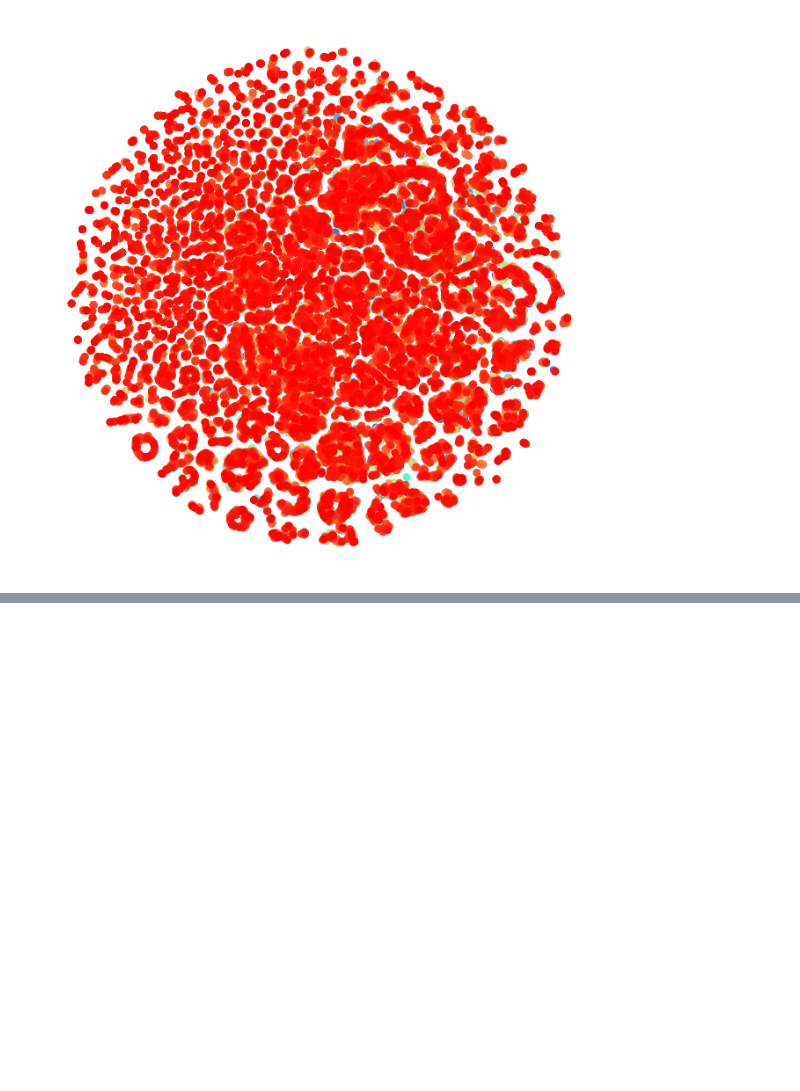
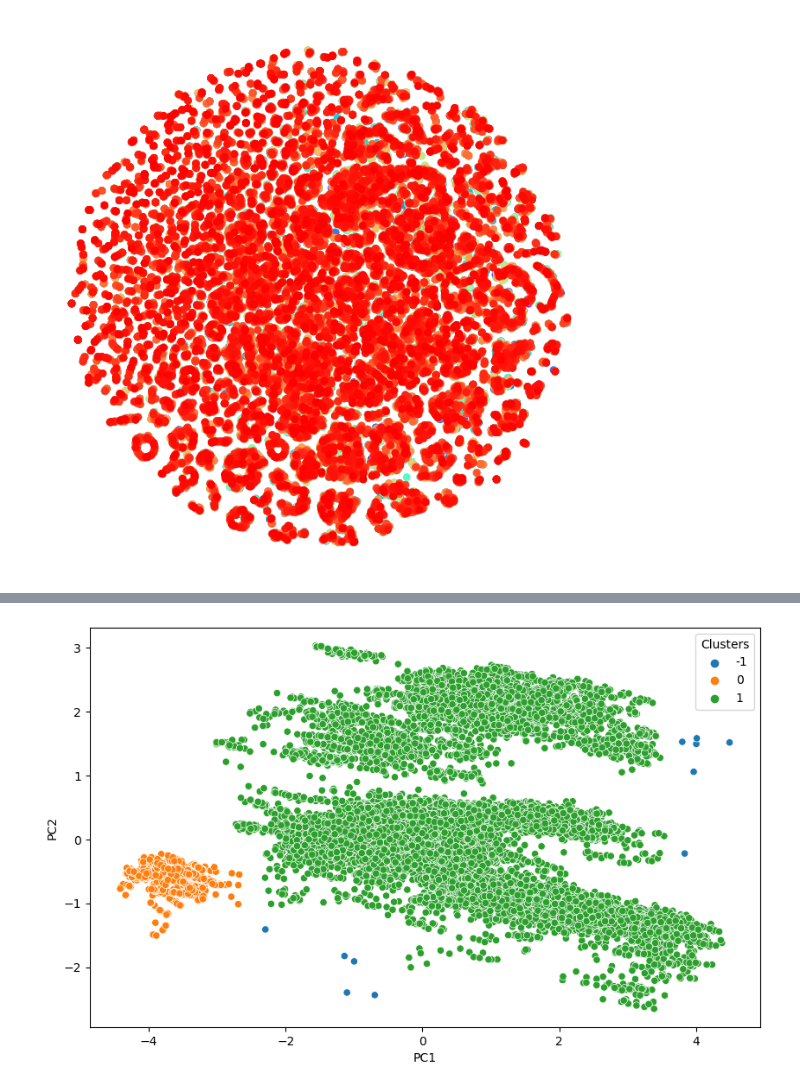
Before and after one commit to sienkozuzanna/ml-activity-detection, a Jupyter notebook: features engineering/feature_engineering_pipelines.ipynb, the cells around one changed output, grey strips where cells are left out. Cells and saved outputs as stored; diff of their text form; code cells hidden in the pictures; blank space fills up the shorter version.

```diff
--- a/features engineering/feature_engineering_pipelines.ipynb
+++ b/features engineering/feature_engineering_pipelines.ipynb
@@ -367,0 +503,9 @@ scatter_tsne(digits_proj_sample)
+# %%
+plt.figure(figsize=(10, 6))
+sns.scatterplot(x=sampled_data['PC1'], y=sampled_data['PC2'], hue=db_labels, palette='tab10')
+plt.legend(title='Clusters')
+plt.xlabel('PC1')
+plt.ylabel('PC2')
+plt.show()
+# %% [output]
+[figure, added]
```
Also changed, not shown: parts of 15 cells of this notebook, 1 other file.
